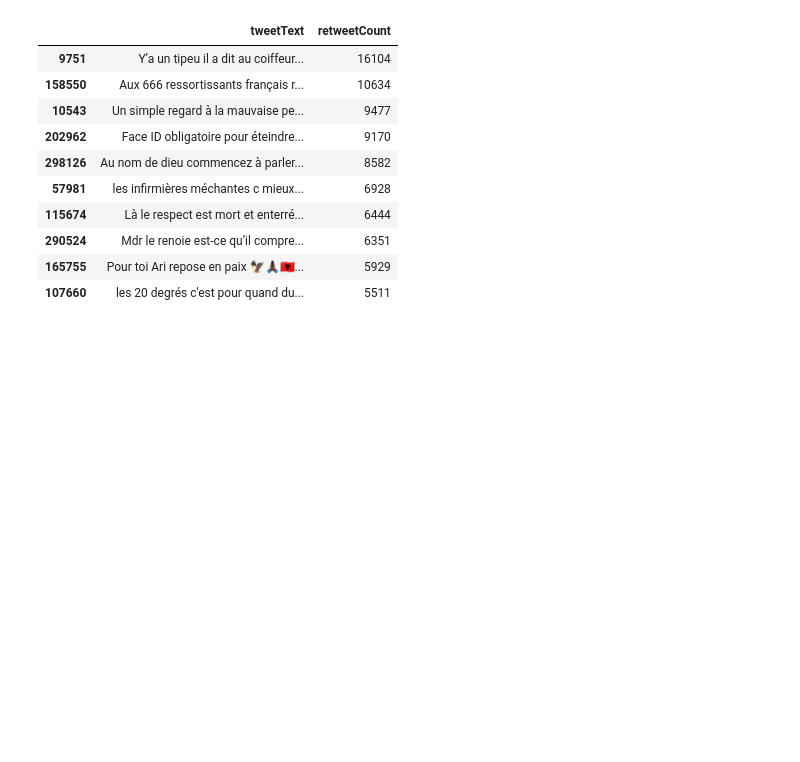
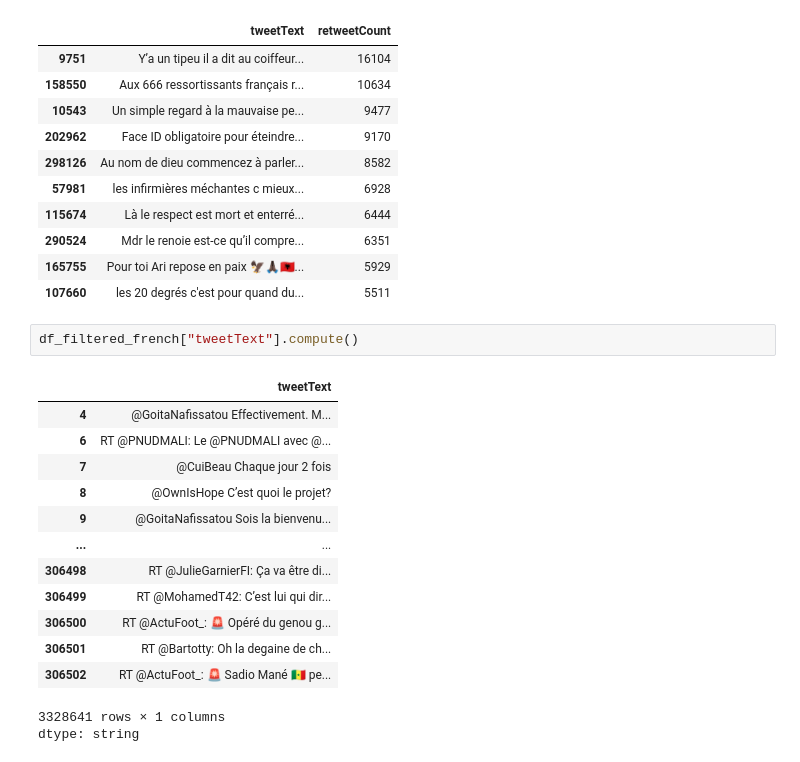
Before and after one commit to itsazzaosman/twitter-discourse-mali, a Jupyter notebook: mbdproject.ipynb, the cells around one changed output. Drawn from its saved outputs; the diff is of its cells as text; blank space fills up the shorter version.

```diff
--- a/mbdproject.ipynb
+++ b/mbdproject.ipynb
@@ -149,3 +157,20 @@ Top 10 Most Retweeted Tweets:
 | 290524 | Mdr le renoie est-ce qu’il compre... | 6351 |
 | 165755 | Pour toi Ari repose en paix 🦅🙏🏿🇦🇱... | 5929 |
 | 107660 | les 20 degrés c'est pour quand du... | 5511 |
+# %%
+df_filtered_french["tweetText"].compute()
+# %% [output]
+|  | tweetText |
+| 4 | @GoitaNafissatou Effectivement. M... |
+| 6 | RT @PNUDMALI: Le @PNUDMALI avec @... |
+| 7 | @CuiBeau Chaque jour 2 fois |
+| 8 | @OwnIsHope C’est quoi le projet? |
+| 9 | @GoitaNafissatou Sois la bienvenu... |
+| ... | ... |
+| 306498 | RT @JulieGarnierFI: Ça va être di... |
+| 306499 | RT @MohamedT42: C’est lui qui dir... |
+| 306500 | RT @ActuFoot_: 🚨 Opéré du genou g... |
+| 306501 | RT @Bartotty: Oh la degaine de ch... |
+| 306502 | RT @ActuFoot_: 🚨 Sadio Mané 🇸🇳 pe... |
+3328641 rows × 1 columns
+dtype: string
```
Also changed, not shown: parts of 14 cells of this notebook.
